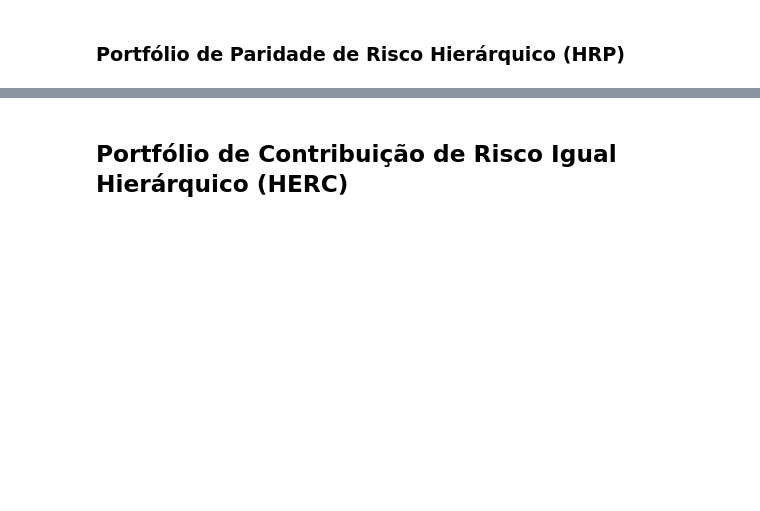
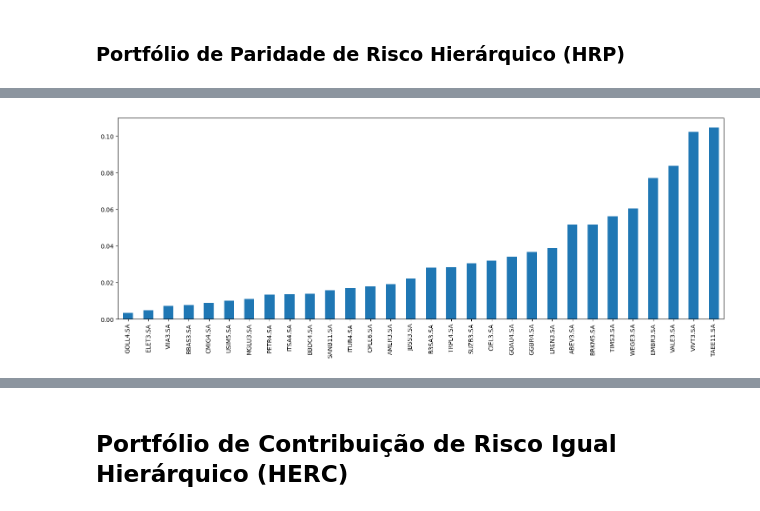
Before and after one commit to colantuono/ml-asset-allocation, a Jupyter notebook: HRP_Portfolio.ipynb, the cells around one changed output, grey strips where cells are left out. Drawn from its saved outputs; the diff is of its cells as text; code cells hidden in the pictures; blank space fills up the shorter version.

```diff
--- a/HRP_Portfolio.ipynb
+++ b/HRP_Portfolio.ipynb
@@ -121,0 +115,4 @@ ax = rp.plot_risk_con(w=w_HRP,
+# %%
+def distancia_corr(corr: np.ndarray) -> np.ndarray:
+    dist = ((1-corr) / 2.0) ** 0.5 ## matriz de distancia
+    return dist
@@ -121,0 +142,19 @@ ax = rp.plot_risk_con(w=w_HRP,
+# %%
+# Função: pseudo_diag
+
+def ordena_pseudo_diag(link: np.ndarray) -> list:
+    link = link.astype(int)
+    sortIx = pd.Series([link[-1, 0], link[-1, 1]]) # seleciona os 2 primeiros valores do ultimo array
+    numItems = link[-1, 3]    # numero de itens
+    while sortIx.max() >= numItems:
+        sortIx.index = range(0, sortIx.shape[0] * 2, 2)    # cria espaço
+        df0 = sortIx[sortIx >= numItems]    #  encontra cluster
+        i = df0.index
+        j = df0.values - numItems
+        sortIx[i] = link[j, 0]    # item 1
+        df0 = pd.Series(link[j, 1], index=i+1)
+        sortIx = sortIx.append(df0)    # item seguinte
+        sortIx = sortIx.sort_index()    # reorganiza
+        sortIx.index = range(sortIx.shape[0])    # reindexa
+    lst =  sortIx.tolist()
+    return lst
@@ -121,0 +195,14 @@ ax = rp.plot_risk_con(w=w_HRP,
+# %%
+# Função: weight_hrp
+def weight_hrp(rets: pd.DataFrame, linkage: str = 'single' ) -> pd.Series:
+
+    corr, cov = rets.corr(), rets.cov()
+    dist = distancia_corr(corr)
+    link = sch.linkage(dist, linkage)
+    sortIx = ordena_pseudo_diag(link) # ordernar a matriz pseudo-diag
+    sortIx = corr.index[sortIx].tolist()    # recupera os nomes
+    weights = bisseção_recursiva(cov, sortIx)
+    return weights.sort_index()
+
+hrp_weights = weight_hrp(rets)
+hrp_weights
@@ -121,0 +227,4 @@ ax = rp.plot_risk_con(w=w_HRP,
+# %%
+(hrp_weights).sort_values().plot.bar(figsize=(18,6));
+# %% [output]
+[figure, added]
```
Also changed, not shown: parts of 34 cells of this notebook, 3 other files.
